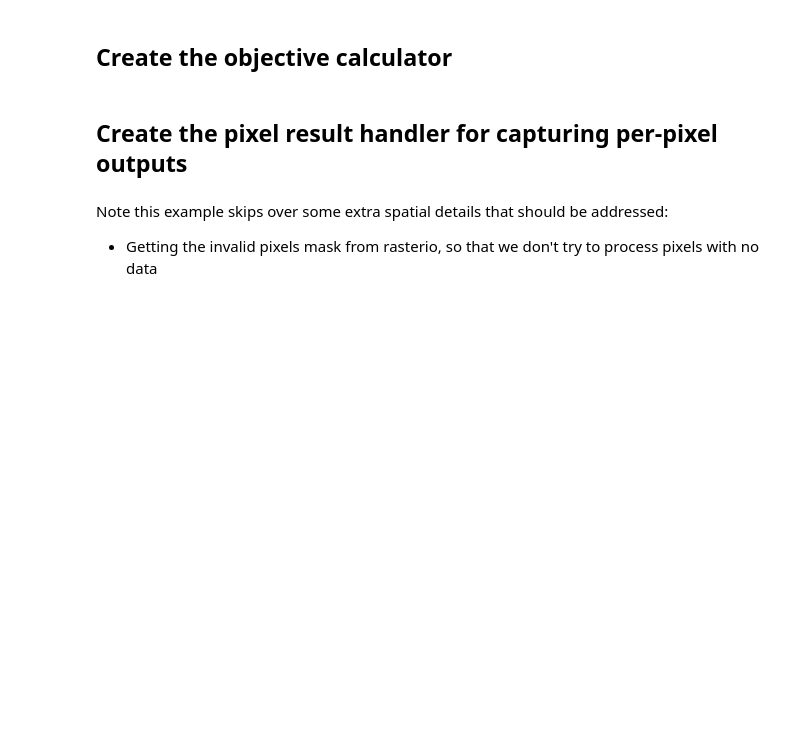
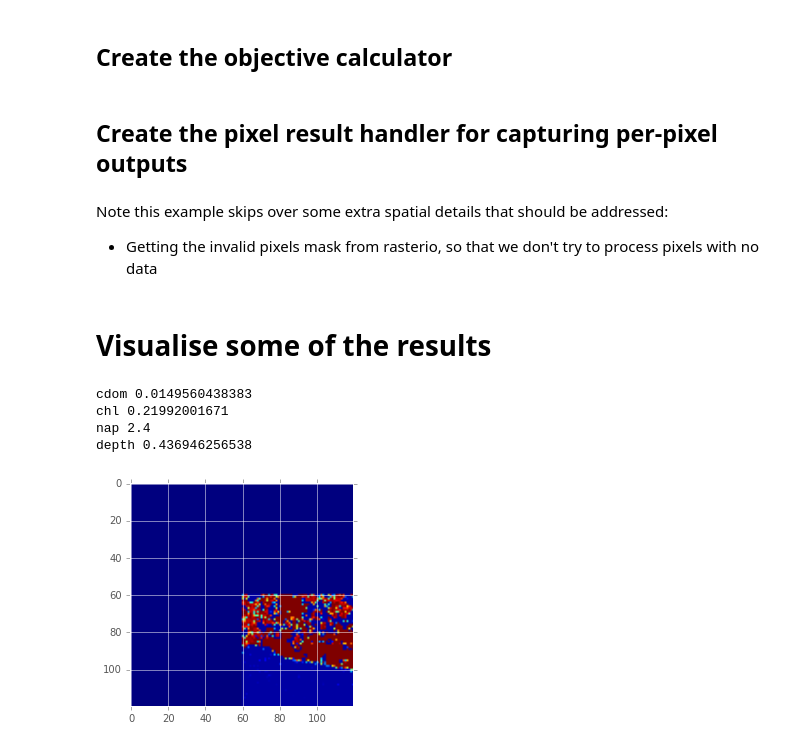
Before and after one commit to obarrilero/sambuca, a Jupyter notebook: reference/notebooks/New Sambuca.ipynb, the cells around one changed output. Saved outputs shown, nothing was run; the diff lists cells and outputs as text; code cells hidden in the pictures; blank space fills up the shorter version.

```diff
--- a/reference/notebooks/New Sambuca.ipynb
+++ b/reference/notebooks/New Sambuca.ipynb
@@ -213,0 +251,10 @@ wavelengths =
+# %%
+awater = sbc.spectra_apply_wavelength_mask(awater, wavelengths)
+aphy_star = sbc.spectra_apply_wavelength_mask(aphy_star, wavelengths)
+substrate1 = sbc.spectra_apply_wavelength_mask(substrate1, wavelengths)
+substrate2 = sbc.spectra_apply_wavelength_mask(substrate2, wavelengths)
+
+print('awater: min: {0}  max: {1}'.format(min(awater[0]), max(awater[0])))
+print('aphy_star: min: {0}  max: {1}'.format(min(aphy_star[0]), max(aphy_star[0])))
+print('substrate1: min: {0}  max: {1}'.format(min(substrate1[0]), max(substrate1[0])))
+print('substrate2: min: {0}  max: {1}'.format(min(substrate2[0]), max(substrate2[0])))
@@ -307,7 +373,7 @@ objective = sb.SciPyObjective(sensor_filter, fixed_parameters, nedr)
 result_recorder = sb.ArrayResultWriter(
     observed_rrs_width,
     observed_rrs_height,
-    sensor_filter[1],  # note that the load_sensor_filter functions return a tuple (band-centre-wavelengths, filter)
+    sensor_filter,
     nedr,
     fixed_parameters)
 # %% [markdown]
@@ -354,3 +426,22 @@ for x in range(xstart, xend):
         text_widget.value = 'x: {0}  y: {1}  n: {2}'.format(x, y, n)
         progress_bar.value = n
         n += 1
+# %% [markdown]
+# Visualise some of the results
+# %%
+x = 63
+y = 70
+
+print('cdom', result_recorder.cdom[x,y])
+print('chl', result_recorder.chl[x,y])
+print('nap', result_recorder.nap[x,y])
+print('depth', result_recorder.depth[x,y])
+# %% [output]
+cdom 0.0149560438383
+chl 0.21992001671
+nap 2.4
+depth 0.436946256538
+# %%
+plt.imshow(result_recorder.cdom);
+# %% [output]
+[figure, added]
```
Also changed, not shown: parts of 31 cells of this notebook.
